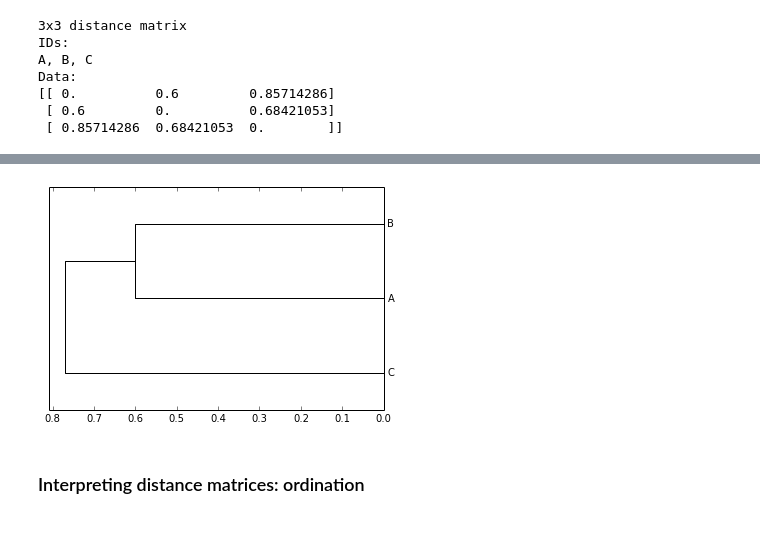
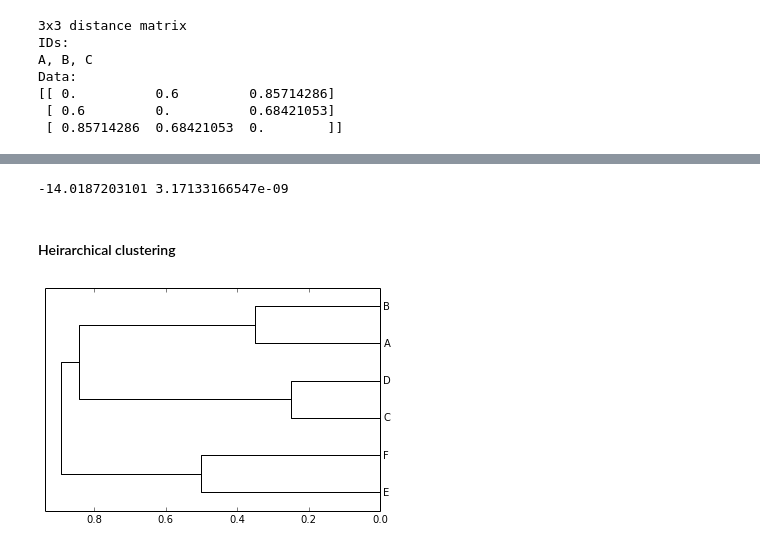
Before and after one commit to applied-bioinformatics/An-Introduction-To-Applied-Bioinformatics, a Jupyter notebook: applications/1-biological-diversity.ipynb, the cells around one changed output, grey strips where cells are left out. Saved outputs shown, nothing was run; the diff lists cells and outputs as text; code cells hidden in the pictures.

Commit message:
added distance comparison section

```diff
--- a/applications/1-biological-diversity.ipynb
+++ b/applications/1-biological-diversity.ipynb
@@ -118,0 +129,19 @@ Data:
+# %%
+sample_ids = ['A', 'B', 'C', 'D', 'E', 'F']
+
+sample_metadata = {'A': {'sample_type': 'gut'},
+                   'B': {'sample_type': 'gut'},
+                   'C': {'sample_type': 'tongue'},
+                   'D': {'sample_type': 'tongue'},
+                   'E': {'sample_type': 'skin'},
+                   'F': {'sample_type': 'skin'}}
+
+data = array([[0.00, 0.35, 0.83, 0.83, 0.90, 0.90],
+              [0.35, 0.00, 0.86, 0.85, 0.92, 0.91],
+              [0.83, 0.86, 0.00, 0.25, 0.88, 0.87],
+              [0.83, 0.85, 0.25, 0.00, 0.88, 0.88],
+              [0.90, 0.92, 0.88, 0.88, 0.00, 0.50],
+              [0.90, 0.91, 0.87, 0.88, 0.50, 0.00]])
+
+ex_dm = DistanceMatrix(data, sample_ids)
+print ex_dm
@@ -119,9 +192,15 @@ Data:
+# %%
+from scipy.stats import ttest_ind
+t, p_value = ttest_ind(within_category_distances, between_category_distances)
+print t, p_value
+# %% [output]
+-14.0187203101 3.17133166547e-09
+# %% [markdown]
+#### Heirarchical clustering
 # %%
 from scipy.cluster.hierarchy import average, dendrogram
-lm = average(bc_dm.condensed_form())
-d = dendrogram(lm, labels=bc_dm.ids, orientation='right',
+lm = average(ex_dm.condensed_form())
+d = dendrogram(lm, labels=ex_dm.ids, orientation='right',
                link_color_func=lambda x: 'black')
 # %% [output]
-[figure, old version]
+[figure, new version]
-# %% [markdown]
-### Interpreting distance matrices: ordination
```
Also changed, not shown: parts of 14 cells of this notebook.
